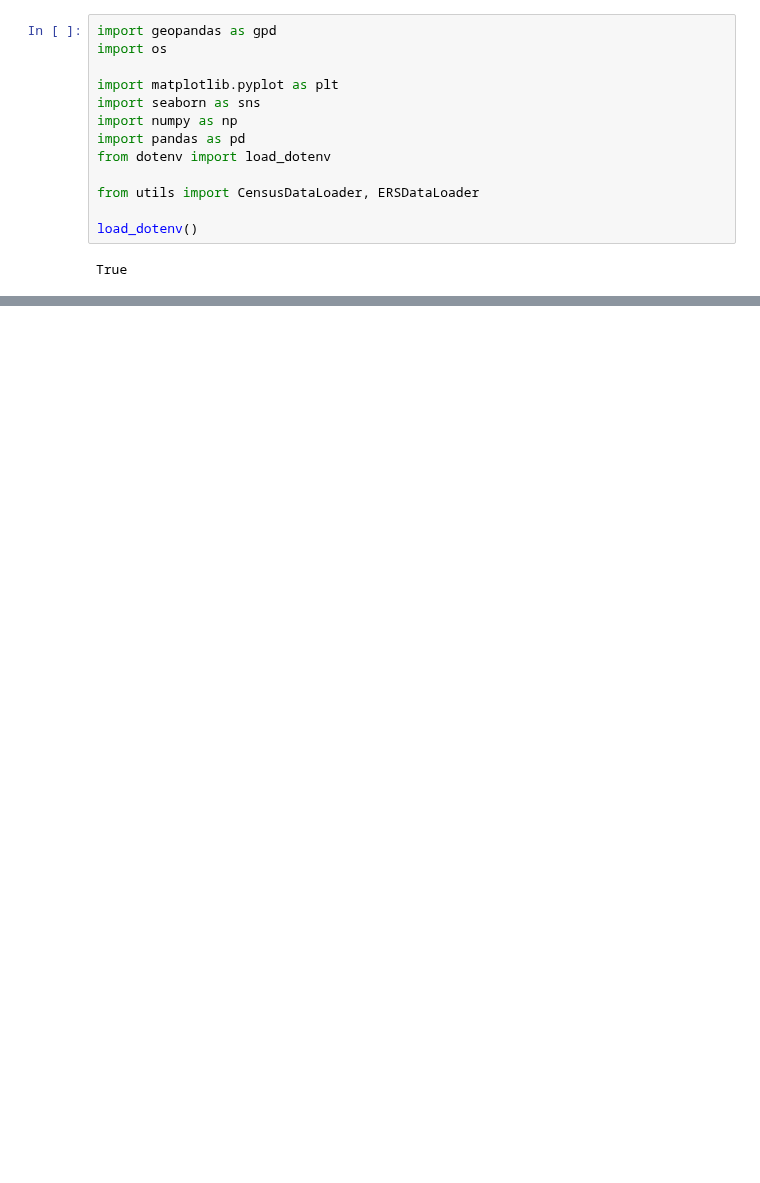
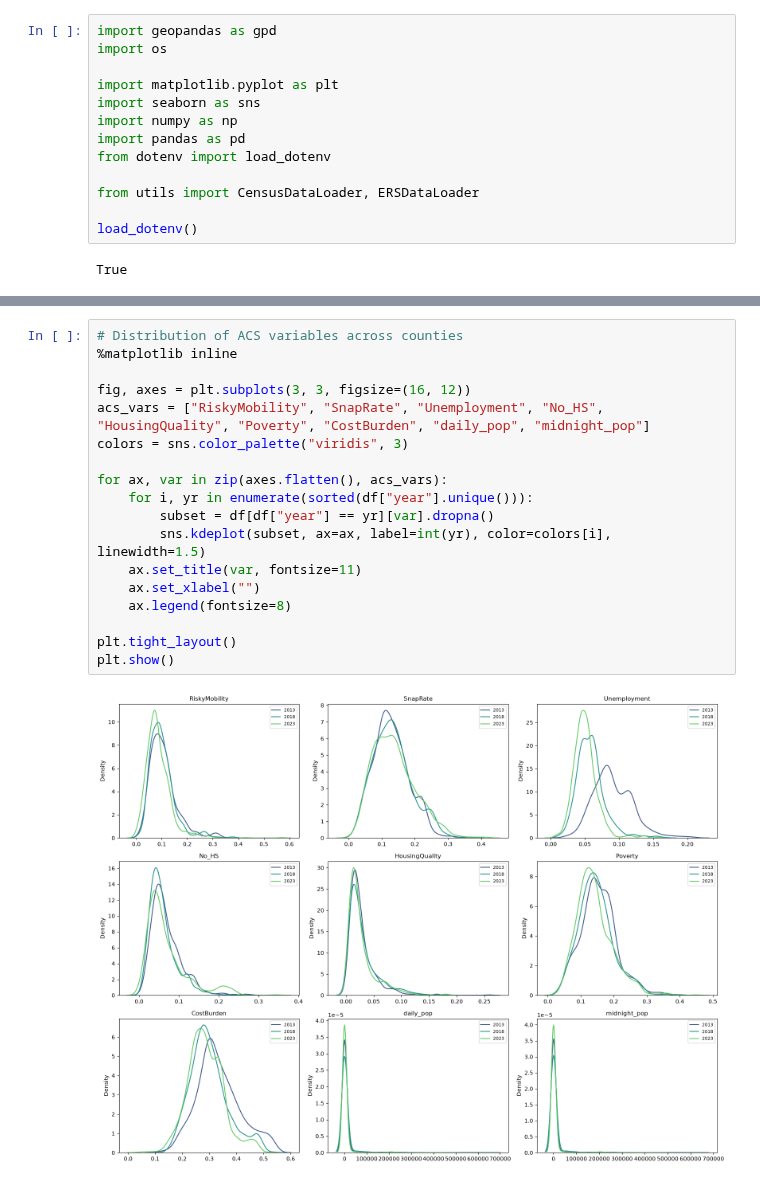
Before and after one commit to steveg-ds/RHIP, a Jupyter notebook: RSS-Analysis.ipynb, the cells around one changed output, grey strips where cells are left out. Saved outputs shown, nothing was run; the diff lists cells and outputs as text; blank space fills up the shorter version.

```diff
--- a/RSS-Analysis.ipynb
+++ b/RSS-Analysis.ipynb
@@ -25,0 +90,20 @@ df.head()
+# %%
+# Distribution of ACS variables across counties
+%matplotlib inline
+
+fig, axes = plt.subplots(3, 3, figsize=(16, 12))
+acs_vars = ["RiskyMobility", "SnapRate", "Unemployment", "No_HS", "HousingQuality", "Poverty", "CostBurden", "daily_pop", "midnight_pop"]
+colors = sns.color_palette("viridis", 3)
+
+for ax, var in zip(axes.flatten(), acs_vars):
+    for i, yr in enumerate(sorted(df["year"].unique())):
+        subset = df[df["year"] == yr][var].dropna()
+        sns.kdeplot(subset, ax=ax, label=int(yr), color=colors[i], linewidth=1.5)
+    ax.set_title(var, fontsize=11)
+    ax.set_xlabel("")
+    ax.legend(fontsize=8)
+
+plt.tight_layout()
+plt.show()
+# %% [output]
+[figure, added]
```
Also changed, not shown: parts of 7 cells of this notebook, 3 other files.
